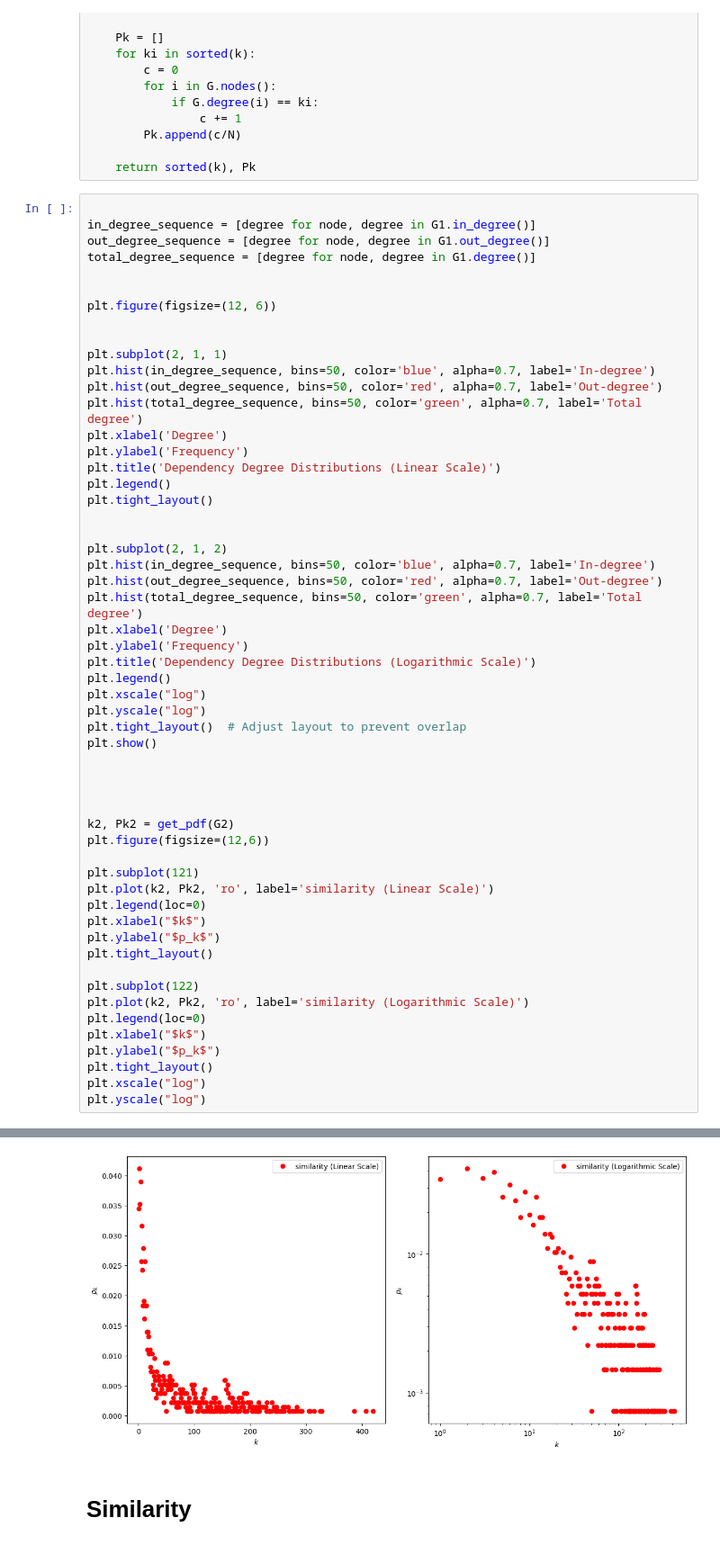
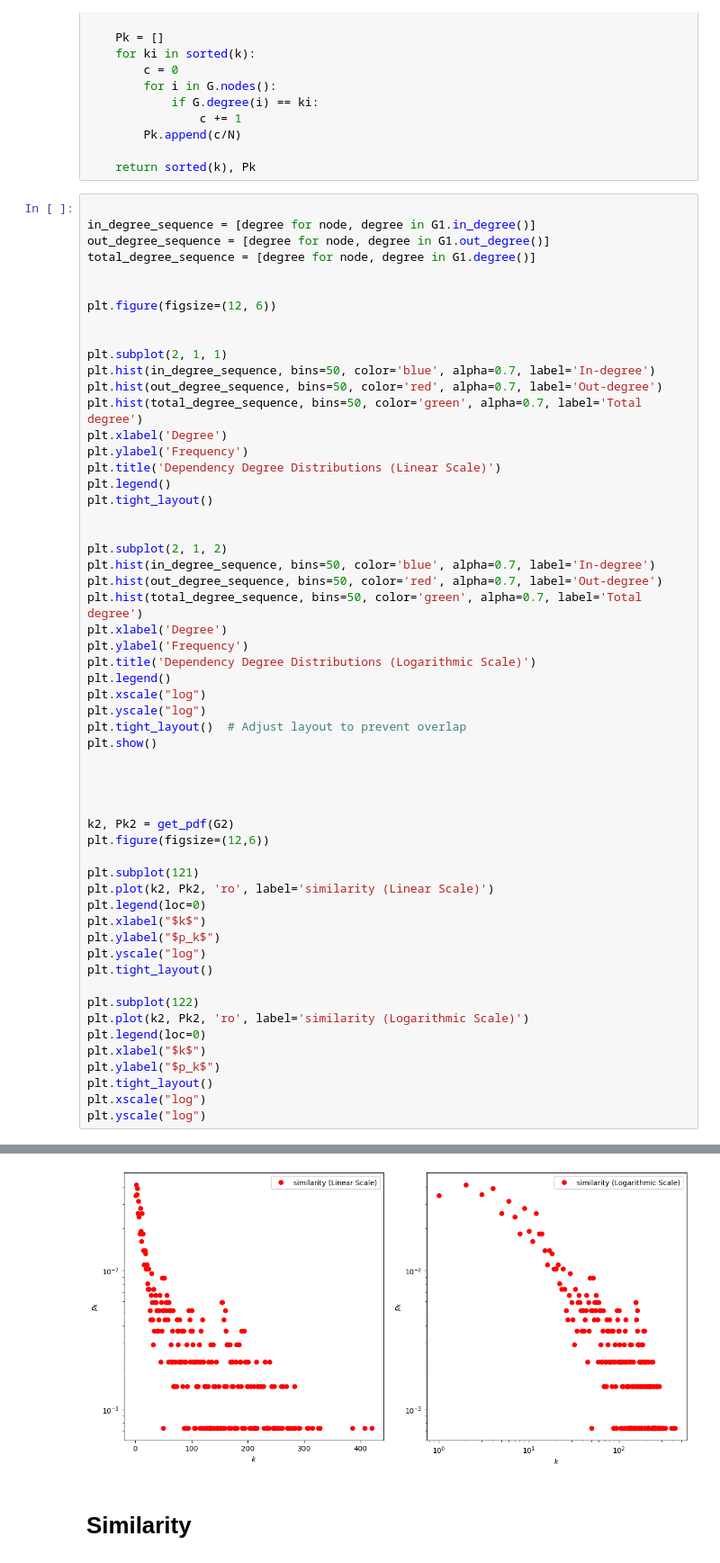
Before and after one commit to Yunbo-max/L65-Geometric-Deep-Learning, a Jupyter notebook: Dataset/VAT/BA_Scale_free.ipynb, the cells around one changed output, grey strips where cells are left out. Shown at 90% size. Drawn from its saved outputs; the diff is of its cells as text.

```diff
--- a/Dataset/VAT/BA_Scale_free.ipynb
+++ b/Dataset/VAT/BA_Scale_free.ipynb
@@ -90,34 +90,35 @@ plt.ylabel('Frequency')
 plt.title('Dependency Degree Distributions (Logarithmic Scale)')
 plt.legend()
 plt.xscale("log")
 plt.yscale("log")
 plt.tight_layout()  # Adjust layout to prevent overlap
 plt.show()
 
 
 
 
 k2, Pk2 = get_pdf(G2)
 plt.figure(figsize=(12,6))
 
 plt.subplot(121)
 plt.plot(k2, Pk2, 'ro', label='similarity (Linear Scale)')
 plt.legend(loc=0)
 plt.xlabel("$k$")
 plt.ylabel("$p_k$")
+plt.yscale("log")
 plt.tight_layout()
 
 plt.subplot(122)
 plt.plot(k2, Pk2, 'ro', label='similarity (Logarithmic Scale)')
 plt.legend(loc=0)
 plt.xlabel("$k$")
 plt.ylabel("$p_k$")
 plt.tight_layout()
 plt.xscale("log")
 plt.yscale("log")
 # %% [output]
 [figure]
-[figure, old version]
+[figure, new version]
 # %% [markdown]
 # Similarity
 # %%
```
Also changed, not shown: 2 other files.
